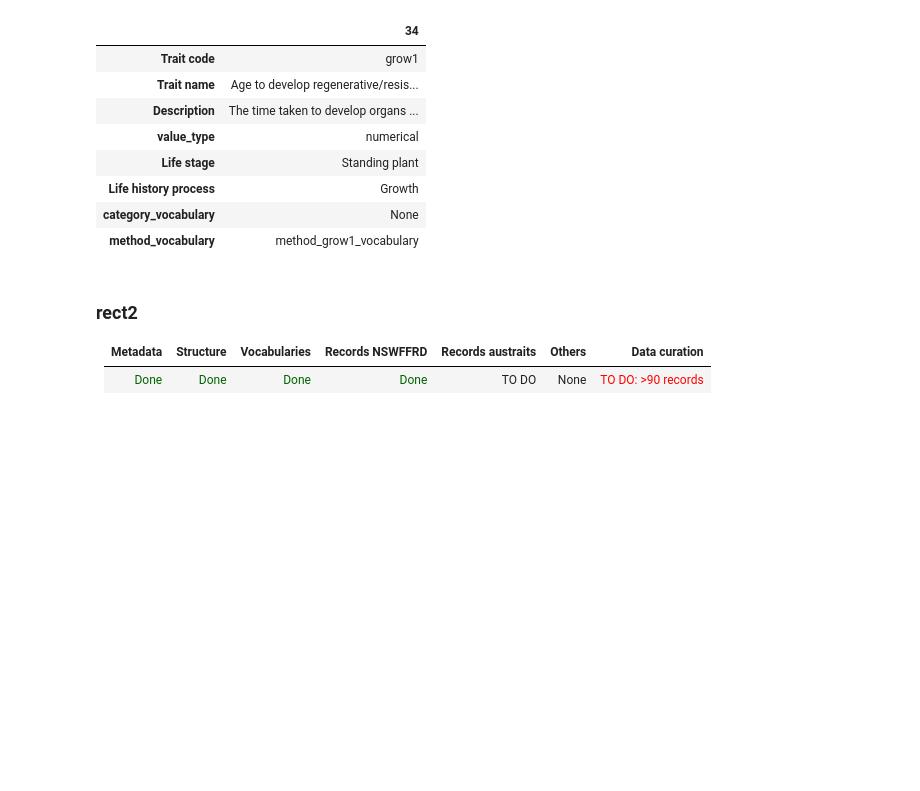
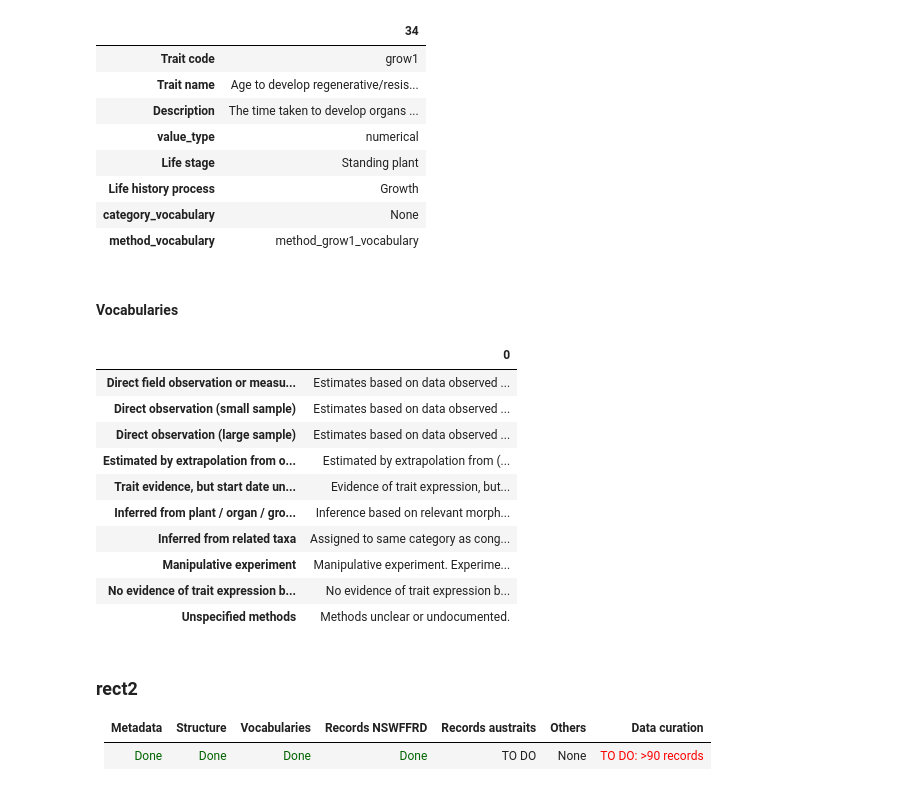
Before and after one commit to ces-unsw-edu-au/fireveg-db-imports, a Jupyter notebook: python/Literature-review/00-Status-Imports.ipynb, the cells around one changed output. Drawn from its saved outputs; the diff is of its cells as text; code cells hidden in the pictures; blank space fills up the shorter version.

```diff
--- a/python/Literature-review/00-Status-Imports.ipynb
+++ b/python/Literature-review/00-Status-Imports.ipynb
@@ -487,6 +518,24 @@ elem.transpose()
 | Life history process | Growth |
 | category_vocabulary | None |
 | method_vocabulary | method_grow1_vocabulary |
+# %% [markdown]
+#### Vocabularies
+# %%
+#For the category
+res = dbquery(qry_vocabulary %  elem.iloc[0]['method_vocabulary'],dbparams)
+pd.DataFrame(res[0]).transpose()
+# %% [output]
+|  | 0 |
+| Direct field observation or measu... | Estimates based on data observed ... |
+| Direct observation (small sample) | Estimates based on data observed ... |
+| Direct observation (large sample) | Estimates based on data observed ... |
+| Estimated by extrapolation from o... | Estimated by extrapolation from (... |
+| Trait evidence, but start date un... | Evidence of trait expression, but... |
+| Inferred from plant / organ / gro... | Inference based on relevant morph... |
+| Inferred from related taxa | Assigned to same category as cong... |
+| Manipulative experiment | Manipulative experiment. Experime... |
+| No evidence of trait expression b... | No evidence of trait expression b... |
+| Unspecified methods | Methods unclear or undocumented. |
 # %% [markdown]
 ### rect2
 Metadata | Structure | Vocabularies | Records NSWFFRD | Records austraits | Others | Data curation
```
Also changed, not shown: parts of 33 cells of this notebook, 3 other files.
